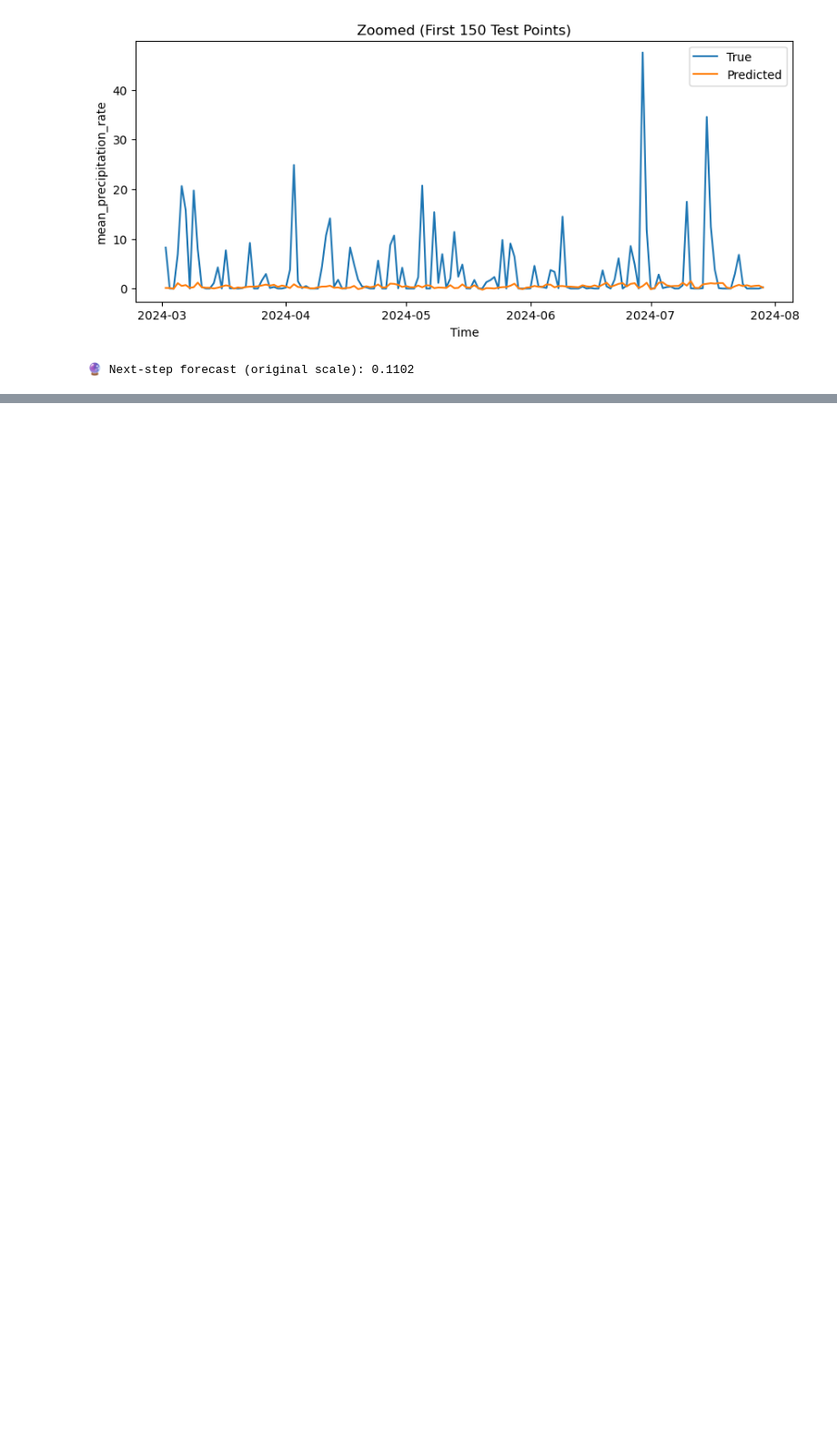
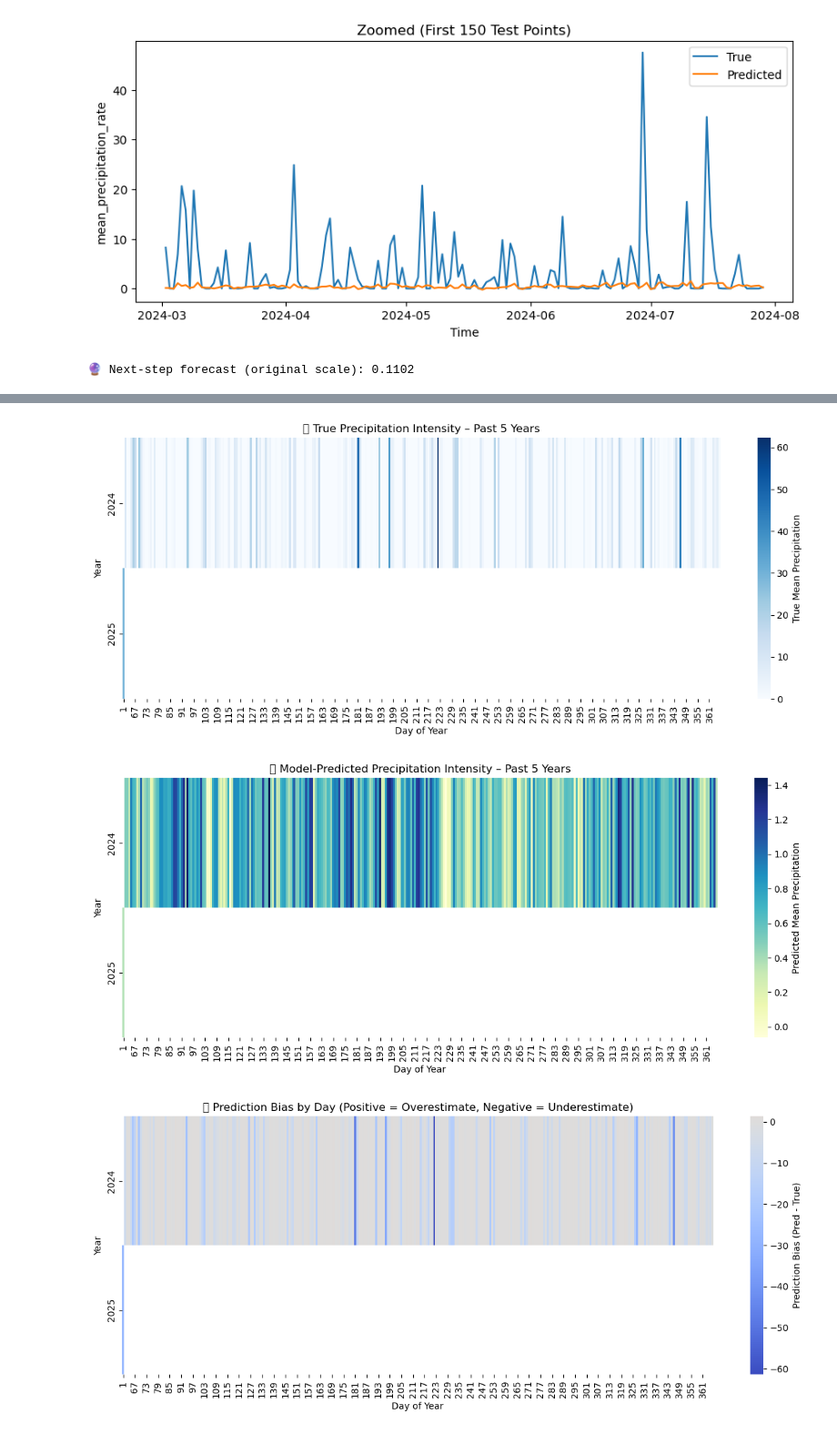
Before and after one commit to therealasrz/2025-nasa-space-app-challenge, a Jupyter notebook: project/model.ipynb, the cells around one changed output, grey strips where cells are left out. Shown at 91% size. Saved outputs shown, nothing was run; the diff lists cells and outputs as text; code cells hidden in the pictures; blank space fills up the shorter version.

```diff
--- a/project/model.ipynb
+++ b/project/model.ipynb
@@ -217,0 +886,62 @@ Epoch 6/150
+# %%
+import matplotlib.pyplot as plt
+import seaborn as sns
+import pandas as pd
+import numpy as np
+
+# --- Assume you already have these from your model ---
+# df              → original dataframe with datetime index
+# y_test_inv      → inverse-transformed true precipitation (numpy array)
+# y_pred_inv      → inverse-transformed predicted precipitation (numpy array)
+# test_index      → datetime index for test period (same length as y_test_inv)
+
+# Convert predictions and true values into a DataFrame
+vis_df = pd.DataFrame({
+    "time": test_index,
+    "true_precip": y_test_inv.flatten(),
+    "pred_precip": y_pred_inv.flatten()
+}).set_index("time")
+
+# --- Create time features for grouping ---
+vis_df["year"] = vis_df.index.year
+vis_df["day_of_year"] = vis_df.index.dayofyear
+
+# --- Limit to last 5 years (optional) ---
+if vis_df["year"].nunique() > 5:
+    vis_df = vis_df[vis_df["year"] >= vis_df["year"].max() - 4]
+
+# --- Compute daily averages per year ---
+true_heat = vis_df.pivot_table(values="true_precip", index="day_of_year", columns="year", aggfunc="mean")
+pred_heat = vis_df.pivot_table(values="pred_precip", index="day_of_year", columns="year", aggfunc="mean")
+
+# --- Plot 1: True precipitation heatmap ---
+plt.figure(figsize=(12, 5))
+sns.heatmap(true_heat.T, cmap="Blues", cbar_kws={"label": "True Mean Precipitation"})
+plt.title("🌧️ True Precipitation Intensity – Past 5 Years")
+plt.xlabel("Day of Year")
+plt.ylabel("Year")
+plt.tight_layout()
+plt.show()
+
+# --- Plot 2: Predicted precipitation heatmap ---
+plt.figure(figsize=(12, 5))
+sns.heatmap(pred_heat.T, cmap="YlGnBu", cbar_kws={"label": "Predicted Mean Precipitation"})
+plt.title("🤖 Model-Predicted Precipitation Intensity – Past 5 Years")
+plt.xlabel("Day of Year")
+plt.ylabel("Year")
+plt.tight_layout()
+plt.show()
+
+# --- Optional: difference heatmap to show bias ---
+diff_heat = pred_heat - true_heat
+plt.figure(figsize=(12, 5))
+sns.heatmap(diff_heat.T, cmap="coolwarm", center=0, cbar_kws={"label": "Prediction Bias (Pred - True)"})
+plt.title("🔍 Prediction Bias by Day (Positive = Overestimate, Negative = Underestimate)")
+plt.xlabel("Day of Year")
+plt.ylabel("Year")
+plt.tight_layout()
+plt.show()
+# %% [output]
+[figure, added]
+[figure, added]
+[figure, added]
```
Also changed, not shown: parts of 4 cells of this notebook, 2 other files.
